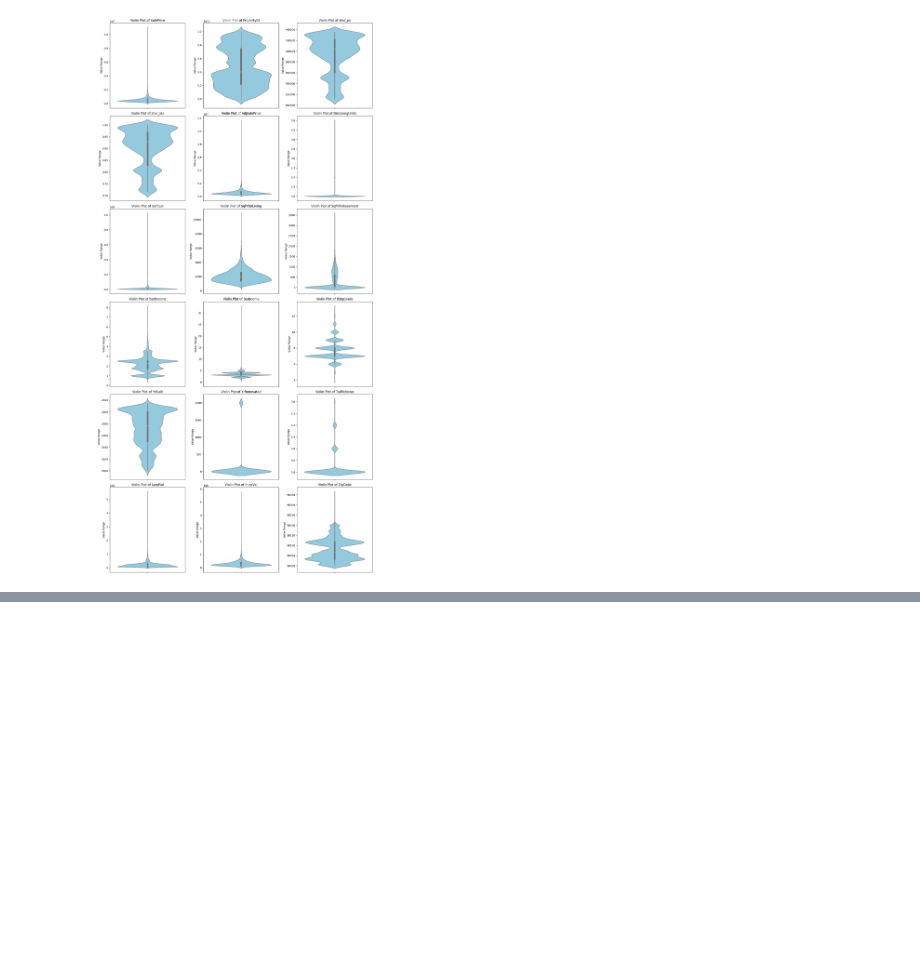
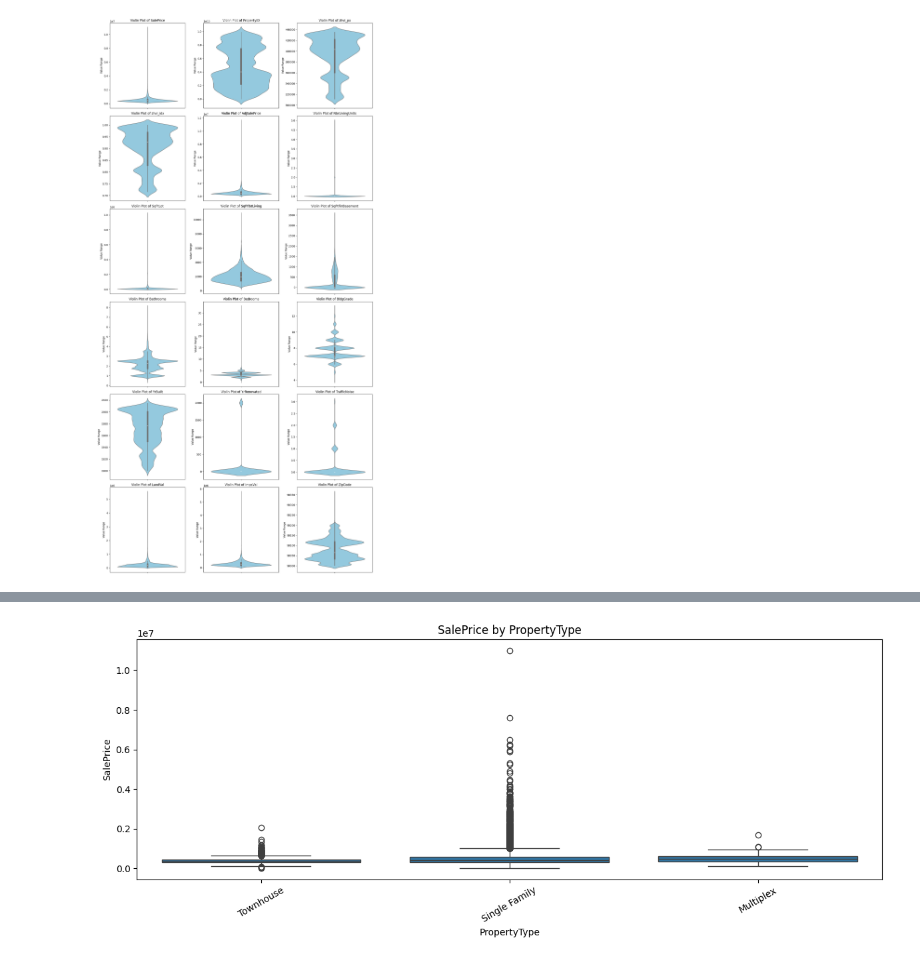
Before and after one commit to OmRohamare/stats_for_data, a Jupyter notebook: Distributions.ipynb, the cells around one changed output, grey strips where cells are left out. Cells and saved outputs as stored; diff of their text form; code cells hidden in the pictures; blank space fills up the shorter version.

```diff
--- a/Distributions.ipynb
+++ b/Distributions.ipynb
@@ -156,0 +159,82 @@ plt.show()
+# %%
+
+# Column whose distribution we want to analyze:
+target = "SalePrice"
+
+# Categorical variables used to compare sale prices:
+group_cols = [
+    "PropertyType",
+    "NewConstruction",
+    "BldgGrade",
+    "TrafficNoise"
+]
+
+for col in group_cols:
+    # Create a new figure for the boxplot
+    plt.figure(figsize=(12, 5))
+    # index:-This makes comparisons between categories easier.
+    order = (
+        cleaned.groupby(col)[target]
+        .median()
+        .sort_values()
+        .index
+    )
+
+    sns.boxplot(data=cleaned, x=col, y=target, order=order)
+    plt.title(f"SalePrice by {col}")
+
+    # Rotate category labels to prevent them from overlapping
+    plt.xticks(rotation=30)
+
+    # Adjust spacing so labels and titles fit properly
+    plt.tight_layout()
+
+    plt.show()
+
+    # Create a separate figure for the violin plot
+    plt.figure(figsize=(12, 5))
+
+    # Draw a violin plot to visualize the distribution's shape.
+    # Wider sections indicate areas with more observations.
+    # inner="quartile" displays the quartiles inside each violin.
+    # cut=0 prevents the estimated density from extending
+    # beyond the observed minimum and maximum values.
+    sns.violinplot(
+        data=cleaned,
+        x=col,
+        y=target,
+        order=order,
+        inner="quartile",
+        cut=0
+    )
+
+    # Use a logarithmic y-axis to make low and high prices
+    # easier to compare when prices are highly right-skewed.
+    # All SalePrice values must be strictly positive for this scale.
+    plt.yscale("log")
+
+    # Add a title describing the variable being compared
+    plt.title(f"SalePrice Distribution by {col} (Log Scale)")
+
+    # Rotate category labels for readability
+    plt.xticks(rotation=30)
+
+    # Improve the figure layout
+    plt.tight_layout()
+
+    # Display the violin plot
+    plt.show()
+
+    summary = (
+        cleaned.groupby(col)[target]
+        .agg(["count", "median", "mean", "std"])
+        .sort_values("median", ascending=False)
+    )
+
+    # Print the name of the categorical variable being analyzed
+    print(f"\nSummary by {col}")
+
+    # Display the summary table rounded to two decimal places
+    print(summary.round(2))
+# %% [output]
+[figure, added]
```
Also changed, not shown: parts of 8 cells of this notebook.
